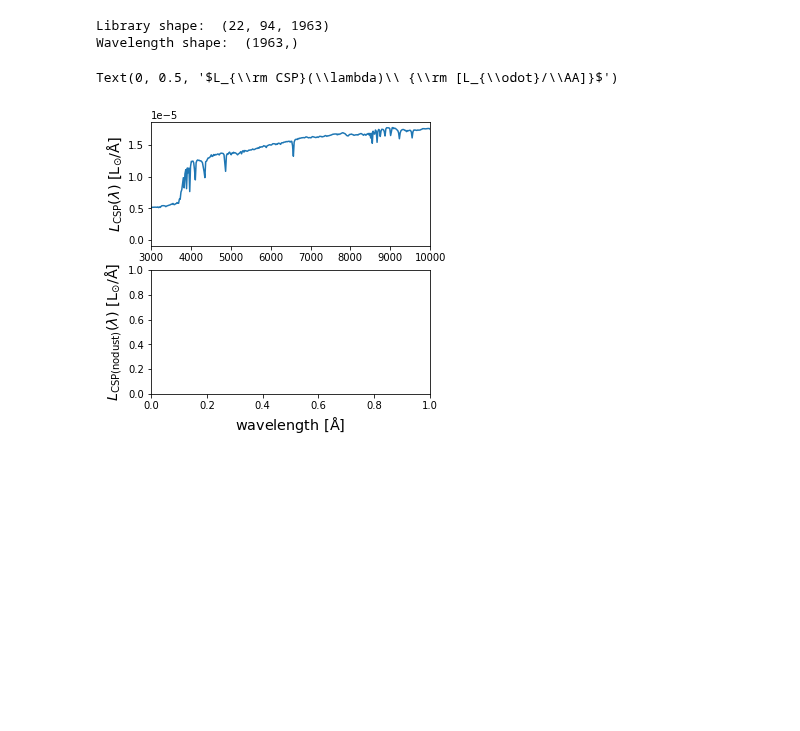
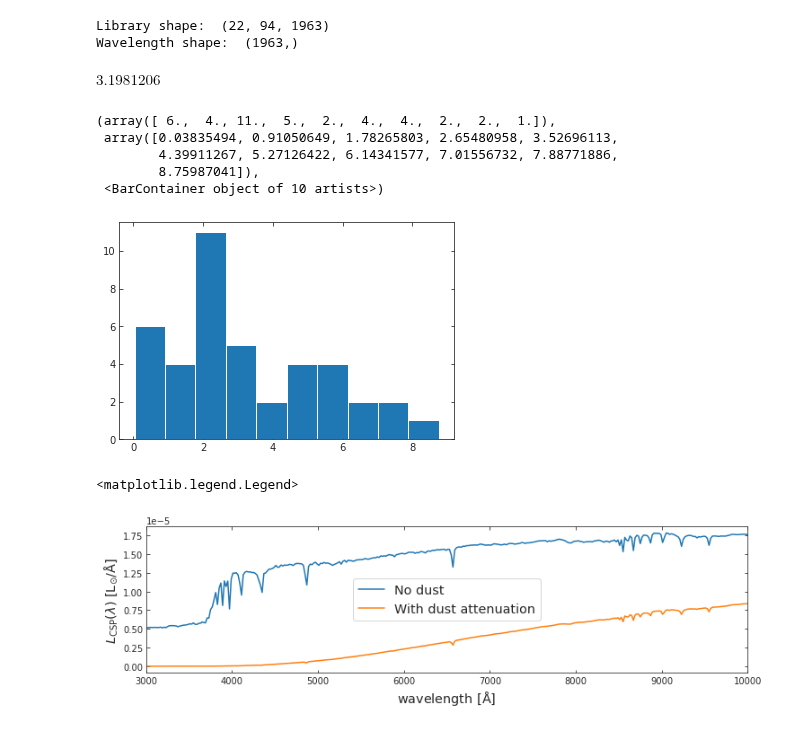
Before and after one commit to nesar/watercolor, a Jupyter notebook: nbs/04_dust_attenuation.ipynb, the cells around one changed output. Saved outputs shown, nothing was run; the diff lists cells and outputs as text; code cells hidden in the pictures; blank space fills up the shorter version.

```diff
--- a/nbs/04_dust_attenuation.ipynb
+++ b/nbs/04_dust_attenuation.ipynb
@@ -21,7 +21,7 @@ from watercolor.load_sps_library import STELLAR_LIBRARY_DIR
 # %%
 #| hide
 galaxy_star_catalog_file = '../watercolor/data/test_hacc_stellar_catalog/Gals_Z0.txt'
-galaxy_tags, _, _, _, _, _, _, _, _, _, _ = load_hacc_galaxy_data(galaxy_star_catalog_file)
+galaxy_tags, stellar_idx, metal_hydro, mass, age_hydro, _, _, _, _, _, _ = load_hacc_galaxy_data(galaxy_star_catalog_file)
 # %%
 # galaxy_star_catalog_file = '../hydro_colors/data/test_hacc_stellar_catalog/Gals_Z0.txt'
 # galaxy_star_catalog_file = '../hydro_colors/data/test_hacc_stellar_catalog/Gals_Z0_576.txt'
@@ -41,0 +49,19 @@ Wavelength shape:  (1963,)
+# %%
+#| hide
+
+import astropy.units as u
+from astropy.cosmology import Planck13, z_at_value
+z_at_value(Planck13.age, 2 * u.Gyr)
+# %% [output]
+$3.1981206 \; \mathrm{}$
+# %%
+#| hide
+
+plt.hist(age_hydro[galaxy_tags == unique_galaxy_tag])
+# %% [output]
+(array([ 6.,  4., 11.,  5.,  2.,  4.,  4.,  2.,  2.,  1.]),
+ array([0.03835494, 0.91050649, 1.78265803, 2.65480958, 3.52696113,
+        4.39911267, 5.27126422, 6.14341577, 7.01556732, 7.88771886,
+        8.75987041]),
+ <BarContainer object of 10 artists>)
+[figure, added]
@@ -42,18 +99,28 @@ Wavelength shape:  (1963,)
+# %%
+#| hide
+
+logmstar = np.array([np.log10( np.sum(mass[galaxy_tags == unique_galaxy_tag]))])
+logZ = np.array([np.sum(metal_hydro[galaxy_tags == unique_galaxy_tag])])
+
+
+spec_wave_csp_dusted = colors_dusted(spec_csp, spec_wave_ssp, logmstar, logZ, 0.001)
 # %%
 #| hide
 
-f, a = plt.subplots(2, 1, figsize=(5, 5))
-a[0].plot(spec_wave_ssp, spec_csp)
+f, a = plt.subplots(1, 1, figsize=(12, 3))
+a.plot(spec_wave_ssp, spec_csp, label='No dust')
+a.plot(spec_wave_ssp, spec_wave_csp_dusted, label='With dust attenuation')
 
 
-a[0].set_xlim(3e3, 1e4)
 
-a[1].set_xlabel(r'${\rm wavelength\ [\AA]}$', fontsize = 'x-large')
-a[1].set_ylabel(r'$L_{\rm CSP (no dust)}(\lambda)\ {\rm [L_{\odot}/\AA]}$', fontsize = 'x-large')
-a[0].set_ylabel(r'$L_{\rm CSP}(\lambda)\ {\rm [L_{\odot}/\AA]}$', fontsize = 'x-large')
+a.set_xlim(3e3, 1e4)
+
+a.set_xlabel(r'${\rm wavelength\ [\AA]}$', fontsize = 'x-large')
+a.set_ylabel(r'$L_{\rm CSP}(\lambda)\ {\rm [L_{\odot}/\AA]}$', fontsize = 'x-large')
+a.legend(fontsize='x-large')
 # %% [output]
-Text(0, 0.5, '$L_{\\rm CSP}(\\lambda)\\ {\\rm [L_{\\odot}/\\AA]}$')
+<matplotlib.legend.Legend>
-[figure, old version]
+[figure, new version]
 # %%
 #| hide
 import nbdev; nbdev.nbdev_export()
```
Also changed, not shown: parts of 2 cells of this notebook, 3 other files.
